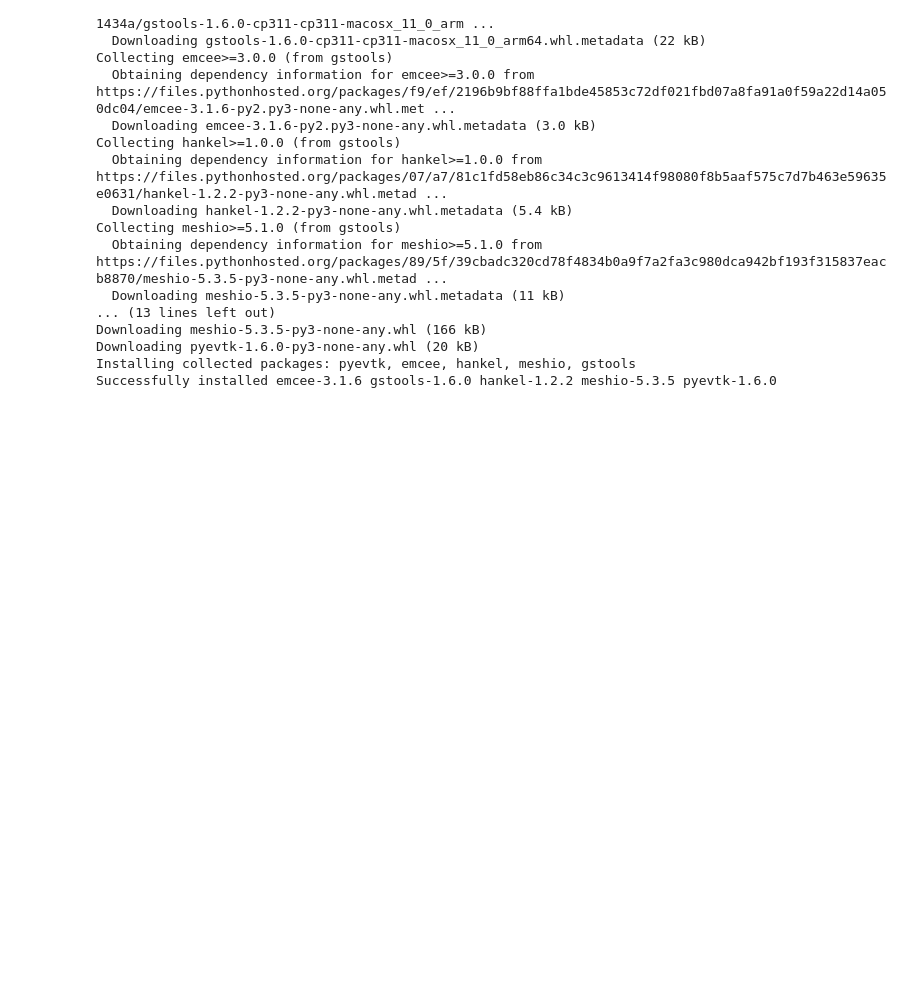
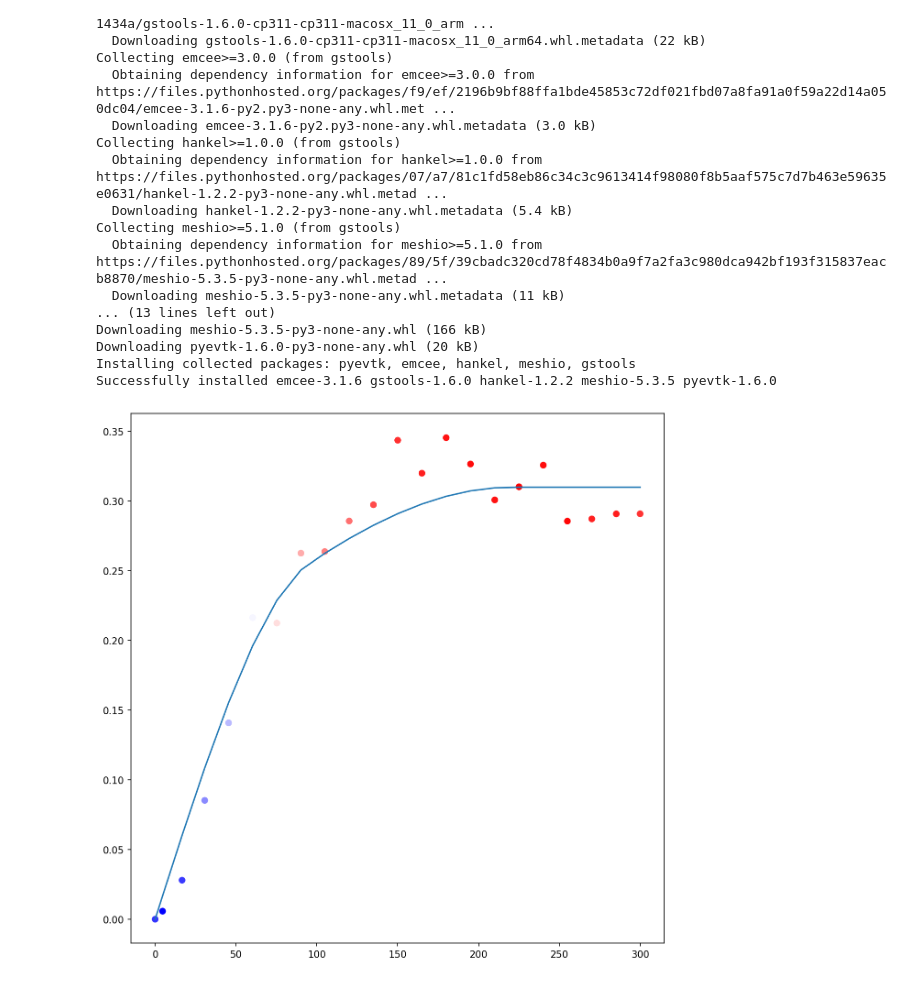
Before and after one commit to Reik0z/spatialize, a Jupyter notebook: Sandbox/teting_ae.ipynb, the cells around one changed output. Drawn from its saved outputs; the diff is of its cells as text; code cells hidden in the pictures; blank space fills up the shorter version.

Commit message:
plotting issues changed for publication

```diff
--- a/Sandbox/teting_ae.ipynb
+++ b/Sandbox/teting_ae.ipynb
@@ -103,3 +103,24 @@ Downloading meshio-5.3.5-py3-none-any.whl (166 kB)
 Downloading pyevtk-1.6.0-py3-none-any.whl (20 kB)
 Installing collected packages: pyevtk, emcee, hankel, meshio, gstools
 Successfully installed emcee-3.1.6 gstools-1.6.0 hankel-1.2.2 meshio-5.3.5 pyevtk-1.6.0
+# %%
+import numpy as np
+
+def spherical_model(h, nugget, sill, range_):
+    """
+    Spherical variogram model for a single component.
+    """
+    return np.piecewise(h, [h <= range_, h > range_],
+                        [lambda h: nugget + sill * (1.5 * h / range_ - 0.5 * (h / range_)**3),
+                         lambda h: nugget + sill])
+
+samples = pd.read_csv('../test/testdata/vario_cu_omni_esipaper.csv')
+
+Y=[spherical_model(samples['lags_1'].values, 0, 0.17, 95)+spherical_model(samples['lags_1'].values, 0, 0.14, 220), samples['lags_1'].values]
+
+plt.figure(dpi=150, figsize=(10, 10))
+plt.scatter(x=samples['lags_1'].values, y=samples['gamma_1'].values, c=samples['npairs_1'].values, cmap='bwr' )
+plt.plot(Y[1],Y[0])
+plt.show()
+# %% [output]
+[figure, added]
```
Also changed, not shown: 11 other files.
